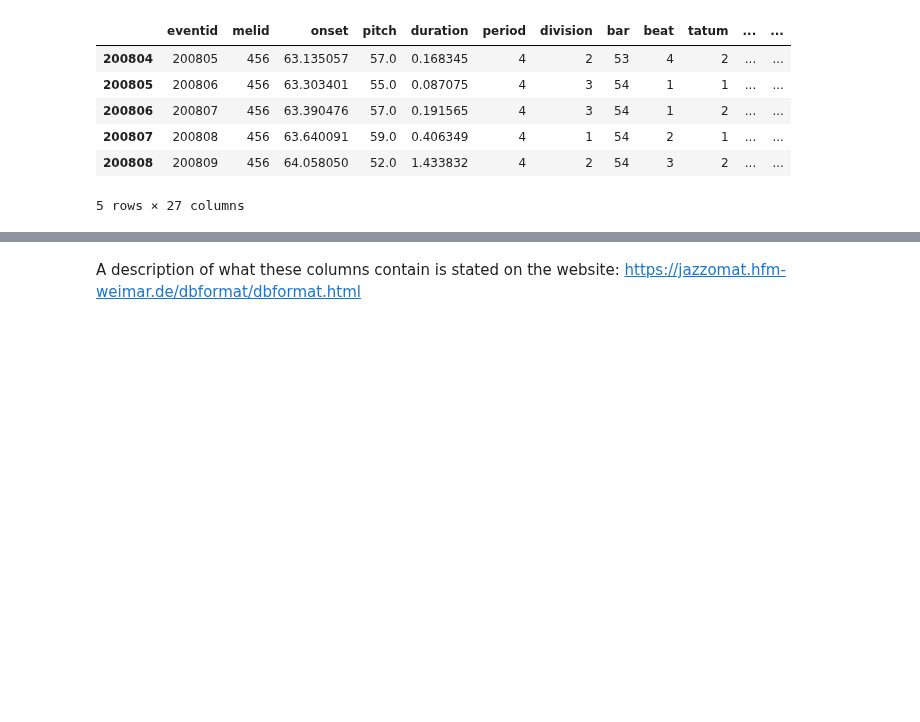
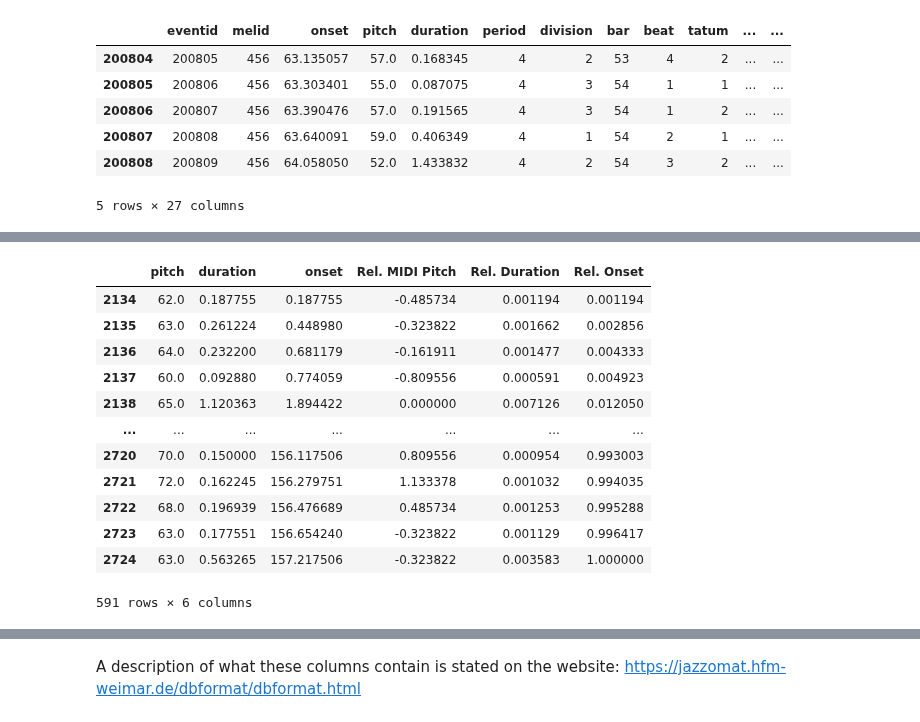
Before and after one commit to fabianmoss/intro-corpusmus, a Jupyter notebook: docs/source/04_jazz_solos.ipynb, the cells around one changed output, grey strips where cells are left out. Saved outputs shown, nothing was run; the diff lists cells and outputs as text; code cells hidden in the pictures; blank space fills up the shorter version.

```diff
--- a/docs/source/04_jazz_solos.ipynb
+++ b/docs/source/04_jazz_solos.ipynb
@@ -132,0 +208,16 @@ solos.tail()
+# %%
+standardize(notelist(5))
+# %% [output]
+|  | pitch | duration | onset | Rel. MIDI Pitch | Rel. Duration | Rel. Onset |
+| 2134 | 62.0 | 0.187755 | 0.187755 | -0.485734 | 0.001194 | 0.001194 |
+| 2135 | 63.0 | 0.261224 | 0.448980 | -0.323822 | 0.001662 | 0.002856 |
+| 2136 | 64.0 | 0.232200 | 0.681179 | -0.161911 | 0.001477 | 0.004333 |
+| 2137 | 60.0 | 0.092880 | 0.774059 | -0.809556 | 0.000591 | 0.004923 |
+| 2138 | 65.0 | 1.120363 | 1.894422 | 0.000000 | 0.007126 | 0.012050 |
+| ... | ... | ... | ... | ... | ... | ... |
+| 2720 | 70.0 | 0.150000 | 156.117506 | 0.809556 | 0.000954 | 0.993003 |
+| 2721 | 72.0 | 0.162245 | 156.279751 | 1.133378 | 0.001032 | 0.994035 |
+| 2722 | 68.0 | 0.196939 | 156.476689 | 0.485734 | 0.001253 | 0.995288 |
+| 2723 | 63.0 | 0.177551 | 156.654240 | -0.323822 | 0.001129 | 0.996417 |
+| 2724 | 63.0 | 0.563265 | 157.217506 | -0.323822 | 0.003583 | 1.000000 |
+591 rows × 6 columns
```
Also changed, not shown: parts of 38 cells of this notebook, 2 other files.
